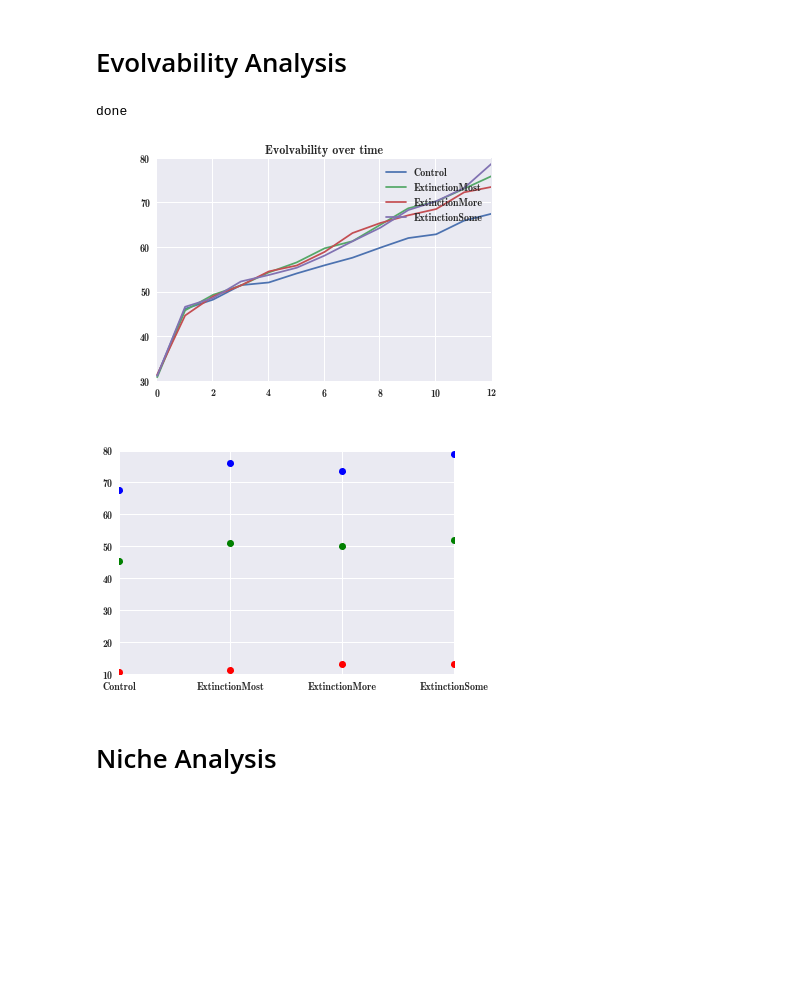
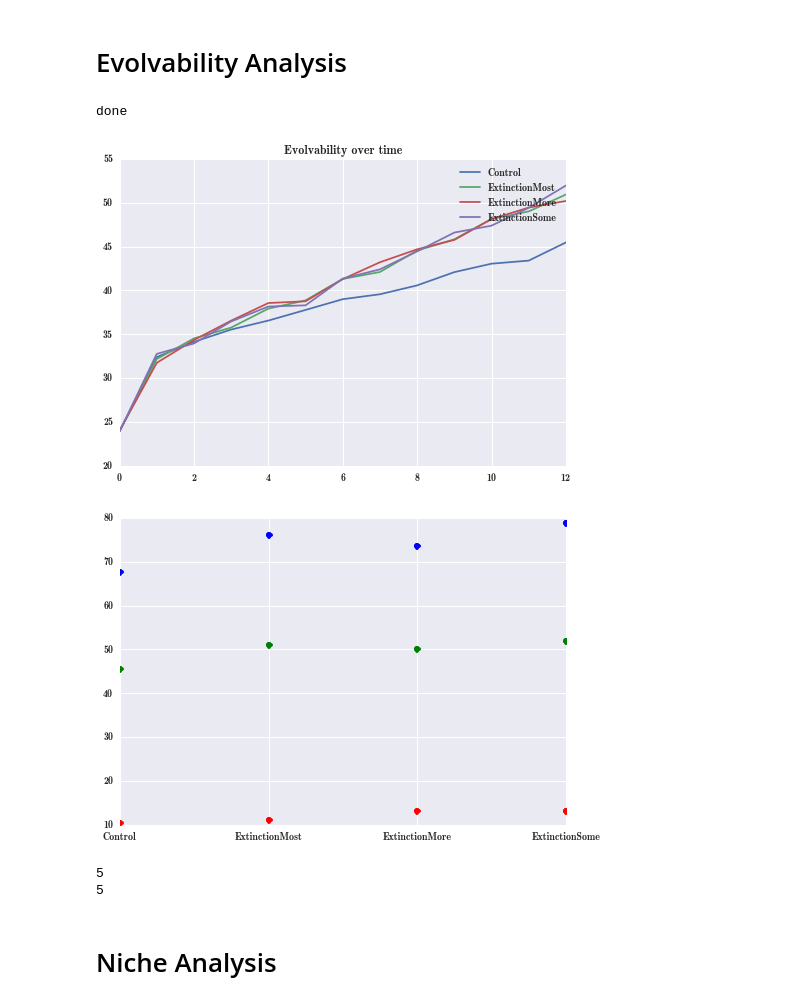
Before and after one commit to jal278/bpedpython, a Jupyter notebook: data/Evo Analysis.ipynb, the cells around one changed output. Saved outputs shown, nothing was run; the diff lists cells and outputs as text; code cells hidden in the pictures; blank space fills up the shorter version.

Commit message:
Added plots

```diff
--- a/data/Evo Analysis.ipynb
+++ b/data/Evo Analysis.ipynb
@@ -37,14 +37,18 @@ def compile_treatment(treat):
     max_dict=defaultdict(list)
     min_dict=defaultdict(list)
     mean_dict=defaultdict(list)
+    maxx_dict=defaultdict(list)
     samps=defaultdict(list)
     for fn in files:
+        fsamps=defaultdict(list)
         data=read_csv(fn,header=None,sep=' ',names=["eval","evo"])
         samples = data["eval"].unique()
         for x in samples:
           evo_samp=data[data["eval"]==x]["evo"]
           #print evo_samp.shape
           samps[x]+=list(evo_samp)
+          fsamps[fn]+=list(evo_samp)
+          maxx_dict[x].append(max(fsamps[fn]))
           max_dict[x].append(evo_samp.max())
           min_dict[x].append(evo_samp.min())
           mean_dict[x].append(evo_samp.median())
@@ -54,6 +58,7 @@ def compile_treatment(treat):
      max_dict[x]=sum(max_dict[x])/float(len(max_dict[x]))
      min_dict[x]=sum(min_dict[x])/float(len(min_dict[x]))
      mean_dict[x]=sum(mean_dict[x])/float(len(mean_dict[x]))
+     maxx_dict[x]=sum(maxx_dict[x])/float(len(maxx_dict[x]))
     x=max_dict.keys()
     x.sort()
 
@@ -76,44 +81,65 @@ final_maxs=[]
 
 title("Evolvability over time")
 
+compiled_results=[]
+
 for treat in treatments:
     #print treat
     t=treat
     x,means,low,high,samps=compile_treatment(treat)
+    compiled_results.append((x,means,high))
     #errorbar(x,means,yerr=numpy.vstack([low,high]),label=treat[0]+treat[1])
     samps=samps.transpose()
     final_samps.append(samps[:,-1])
     #print samps.shape
     k+=1
     #new_ax=axes()
     label=treatment_pre[t[0]]+treatment_post_d[t[1]]
     #sns.boxplot(samps,ax=new_ax)
 
-    #plot(means,label=label)
-    #plot(low,label="min")
-    plot(high,label=label)
+    plot(means,label=label)
+    #$plot(low,label="min")
+    #plot(high,label=label)
 
     #plt.figure()
 
     final_means.append(means[-1])
     final_mins.append(low[-1])
     final_maxs.append(high[-1])
 legend()
 
 plt.figure()
 x=range(len(treatments))
 plot(x,final_means,"go",label="median")
 plot(x,final_mins,"ro",label="min")
 plot(x,final_maxs,"bo",label="max")
 xticks(range(len(treatments)),[treatment_pre[t[0]]+treatment_post_d[t[1]] for t in treatments])
 
 print "done"
 #legend()
 #sns.boxplot(final_samps,names=[treatment_pre[t[0]]+treatment_post[t[1]] for t in treatments])
 # %% [output]
 done
-[figure, old version]
+[figure, new version]
-[figure, old version]
+[figure, new version]
+# %%
+max_data=[numpy.array(compiled_results[0][0])]+[numpy.array(z[2]) for z in compiled_results]
+print len(max_data)
+max_data=np.vstack(max_data).transpose()
+
+mean_data=[numpy.array(compiled_results[0][0])]+[numpy.array(z[1]) for z in compiled_results]
+print len(mean_data)
+mean_data=np.vstack(mean_data).transpose()
+
+cols=["generation"]+[treatment_post_d[treat[1]] for treat in treatments]
+df1 = pandas.DataFrame(max_data,columns=cols)
+df1.to_csv("biped-max.dat",sep=" ",index_label="indx")
+
+df2 = pandas.DataFrame(mean_data,columns=cols)
+df2.to_csv("biped-mean.dat",sep=" ",index_label="indx")
+# %% [output]
+5
+5
 # %% [markdown]
 # Niche Analysis
 # %%
```
Also changed, not shown: parts of 3 cells of this notebook, 2 other files.
